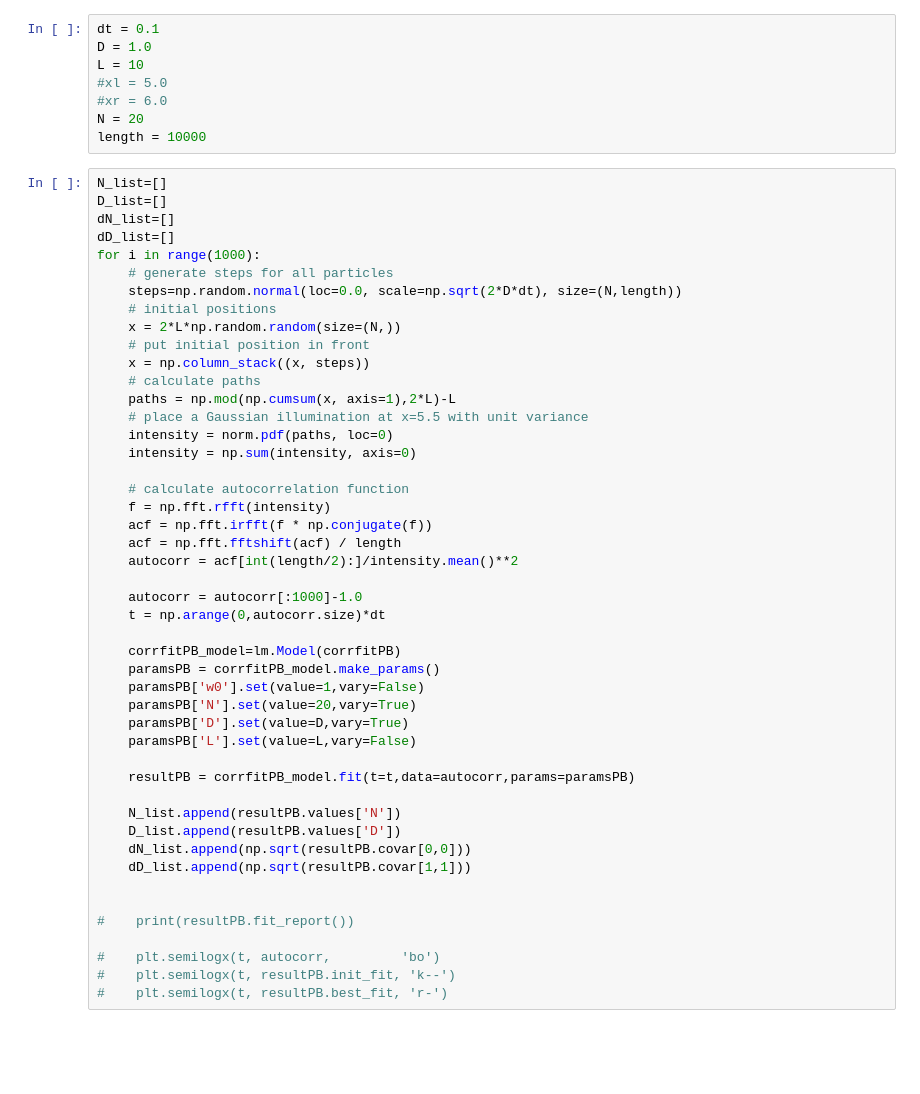
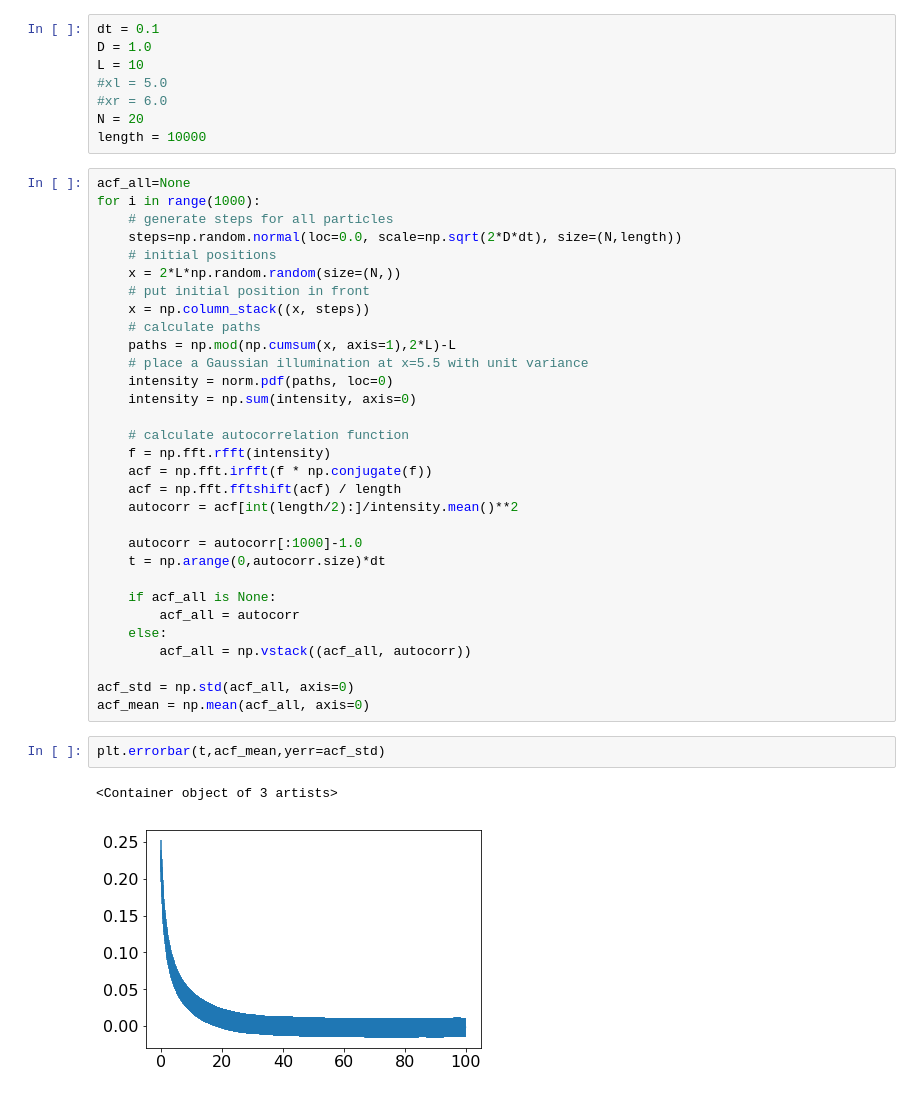
Before and after one commit to hstrey/FCS-simulations, a Jupyter notebook: LS fit FCS simulation.ipynb, the cells around one changed output. Cells and saved outputs as stored; diff of their text form; blank space fills up the shorter version.

Commit message:
first figures for paper

```diff
--- a/LS fit FCS simulation.ipynb
+++ b/LS fit FCS simulation.ipynb
@@ -25,10 +40,7 @@ L = 10
 N = 20
 length = 10000
 # %%
-N_list=[]
-D_list=[]
-dN_list=[]
-dD_list=[]
+acf_all=None
 for i in range(1000):
     # generate steps for all particles
     steps=np.random.normal(loc=0.0, scale=np.sqrt(2*D*dt), size=(N,length))
@@ -51,23 +63,15 @@ for i in range(1000):
     autocorr = autocorr[:1000]-1.0
     t = np.arange(0,autocorr.size)*dt
 
-    corrfitPB_model=lm.Model(corrfitPB)
-    paramsPB = corrfitPB_model.make_params()
-    paramsPB['w0'].set(value=1,vary=False)
-    paramsPB['N'].set(value=20,vary=True)
-    paramsPB['D'].set(value=D,vary=True)
-    paramsPB['L'].set(value=L,vary=False)
+    if acf_all is None:
+        acf_all = autocorr
+    else:
+        acf_all = np.vstack((acf_all, autocorr))
 
-    resultPB = corrfitPB_model.fit(t=t,data=autocorr,params=paramsPB)
-
-    N_list.append(resultPB.values['N'])
-    D_list.append(resultPB.values['D'])
-    dN_list.append(np.sqrt(resultPB.covar[0,0]))
-    dD_list.append(np.sqrt(resultPB.covar[1,1]))
-
-
-#    print(resultPB.fit_report())
-
-#    plt.semilogx(t, autocorr,         'bo')
-#    plt.semilogx(t, resultPB.init_fit, 'k--')
-#    plt.semilogx(t, resultPB.best_fit, 'r-')
+acf_std = np.std(acf_all, axis=0)
+acf_mean = np.mean(acf_all, axis=0)
+# %%
+plt.errorbar(t,acf_mean,yerr=acf_std)
+# %% [output]
+<Container object of 3 artists>
+[figure, added]
```
Also changed, not shown: parts of 7 cells of this notebook.
